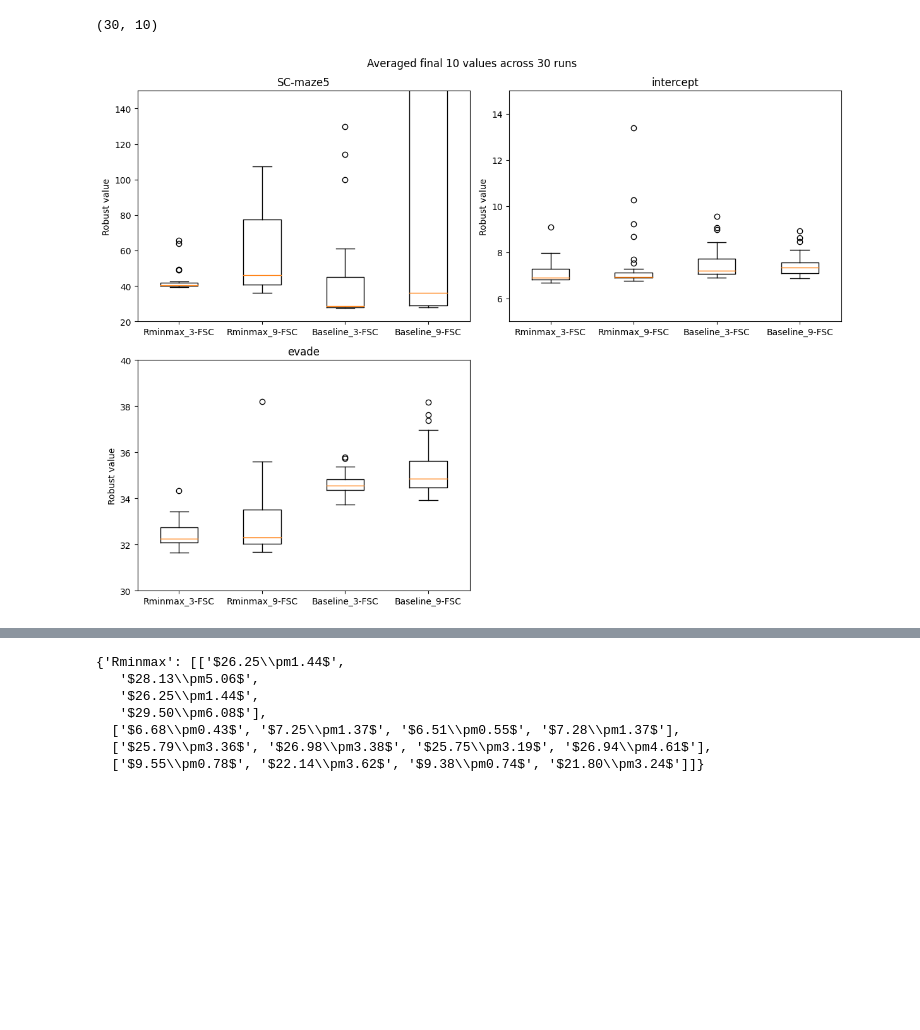
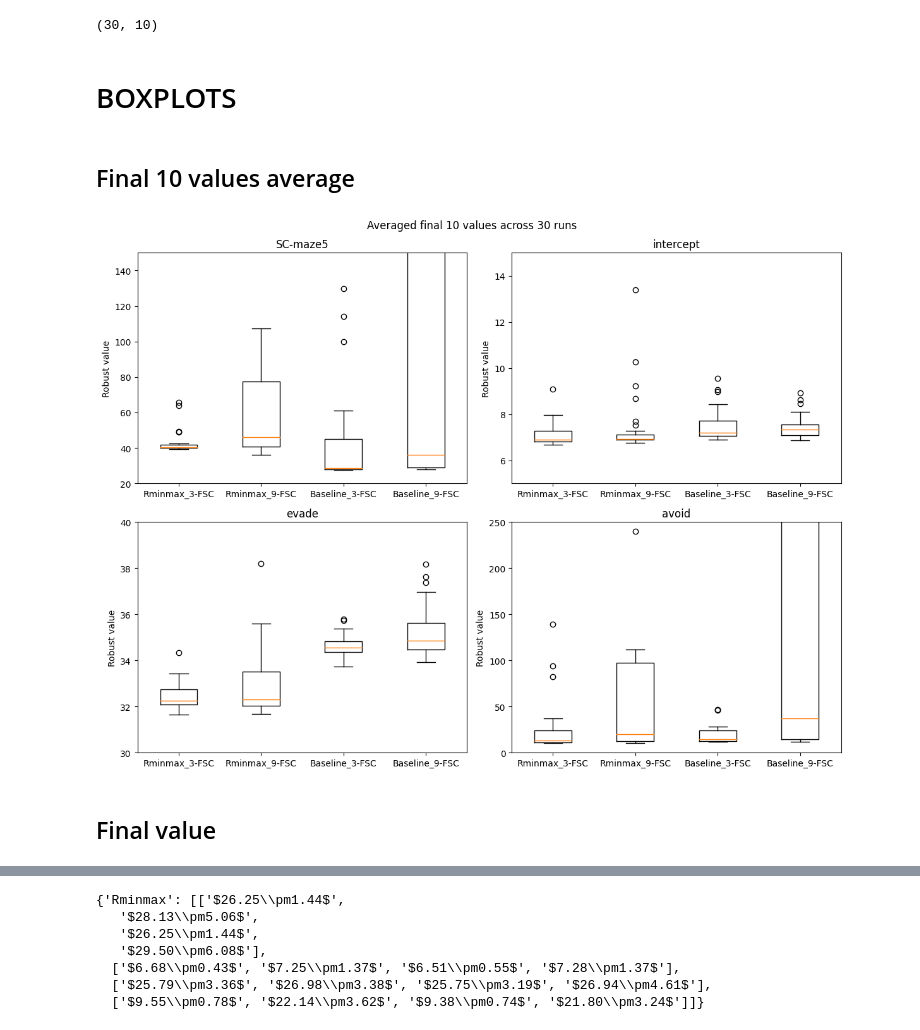
Before and after one commit to marisgg/uPOMDP, a Jupyter notebook: plots_builder.ipynb, the cells around one changed output, grey strips where cells are left out. Cells and saved outputs as stored; diff of their text form; code cells hidden in the pictures; blank space fills up the shorter version.

```diff
--- a/plots_builder.ipynb
+++ b/plots_builder.ipynb
@@ -5,6 +5,10 @@ import numpy as np
 import pandas as pd
 from matplotlib import pyplot as plt
 import pickle
+# %%
+plt.rcParams.update({
+    "pgf.texsystem": "lualatex"
+})
 # %% [markdown]
 # Functions
 # %%
@@ -64,11 +68,12 @@ def losses_plot(basename, maxk, name):
     plt.show()
 # %%
 def make_rnn_learning_empir_plot(basename, name):
+    # plt.figure(figsize=(1.755,1.31))
     for run in ["Rminmax", "Rminmin", "Rminmax-BASELINE"]:
         for maxk in [3, 9]:
             results = np.concatenate([get_traces(get_experiment_directory_str(basename, 3, name, run), metric="rnn_empirical_result")[..., np.newaxis],
                                       get_traces(get_experiment_directory_str(basename, 9, name, run), metric="rnn_empirical_result")[..., np.newaxis]], axis=-1).mean(axis=-1)
-        plt.plot(range(100), results.mean(axis=0), label="Baseline" if "BASELINE" in run else run)
+        plt.plot(range(100), results.mean(axis=0), label="Baseline" if "BASELINE" in run else "Robust" if "minmax" in run else "Optimistic")
         plt.fill_between(range(100), results.mean(axis=0) + results.std(axis=0), results.mean(axis=0) - results.std(axis=0), alpha=0.75)
         # plt.title(f"{name}")
         print(name, ":")
@@ -76,10 +81,10 @@ def make_rnn_learning_empir_plot(basename, name):
         plt.xlabel("Iteration")
     plt.legend()
     # plt.savefig(f"empirical-learning-{name}.pgf", backend='pgf', format='pgf', bbox_inches = 'tight', pad_inches = 0)
-    plt.savefig(f"empirical-learning-{name}.pdf", backend='pdf', format='pdf', bbox_inches = 'tight', pad_inches = 0)
+    plt.savefig(f"empirical-learning-{name}.pgf", backend='pgf', format='pgf', bbox_inches = 'tight', pad_inches = 0)
     plt.show()
 # %%
-for benchmark in benchmarks[:3]:
+for benchmark in benchmarks:
     make_rnn_learning_empir_plot("./data/output/AAAI-RUN-14-08-2023_16h", benchmark)
 # %% [output]
 SC-maze5 :
@@ -226,6 +234,8 @@ results[:, :-10].mean(axis=0).mean()
 results[:, -10:].shape
 # %% [output]
 (30, 10)
+# %% [markdown]
+# BOXPLOTS
 # %%
 ylim = {
     'SC-maze5' : [20, 150],
@@ -233,27 +243,31 @@ ylim = {
     'evade' : [30, 40],
     'avoid' : [0, 250]
 }
+# %% [markdown]
+## Final 10 values average
 # %%
 plt.figure(figsize=(12,9))
-for i, benchmark in enumerate(benchmarks[:3]):
+for i, benchmark in enumerate(benchmarks):
     plt.subplot(2, 2, i+1)
     lists = []
     for method in ['Rminmax', 'Rminmax-BASELINE']:
         # values = []
         for k in [3, 9]:
             results = get_traces(get_experiment_directory_str("./data/output/AAAI-RUN-14-08-2023_16h", k, benchmark, method), 'robust_value')
             lists.append(results[:, -10:].mean(axis=-1))
     plt.title(benchmark)
     plt.boxplot(lists, labels=[f'Rminmax_3-FSC', f'Rminmax_9-FSC', f'Baseline_3-FSC', f'Baseline_9-FSC'])
     plt.ylabel("Robust value")
     plt.ylim(ylim[benchmark])
     # if np.array(lists).max() > 1e3:
         # plt.yscale("log")
 plt.suptitle("Averaged final 10 values across 30 runs")
 plt.tight_layout()
 plt.show()
 # %% [output]
-[figure, old version]
+[figure, new version]
+# %% [markdown]
+## Final value
 # %%
 ylim = {
     'SC-maze5' : [20, 80],
```
Also changed, not shown: parts of 19 cells of this notebook, 11 other files.
